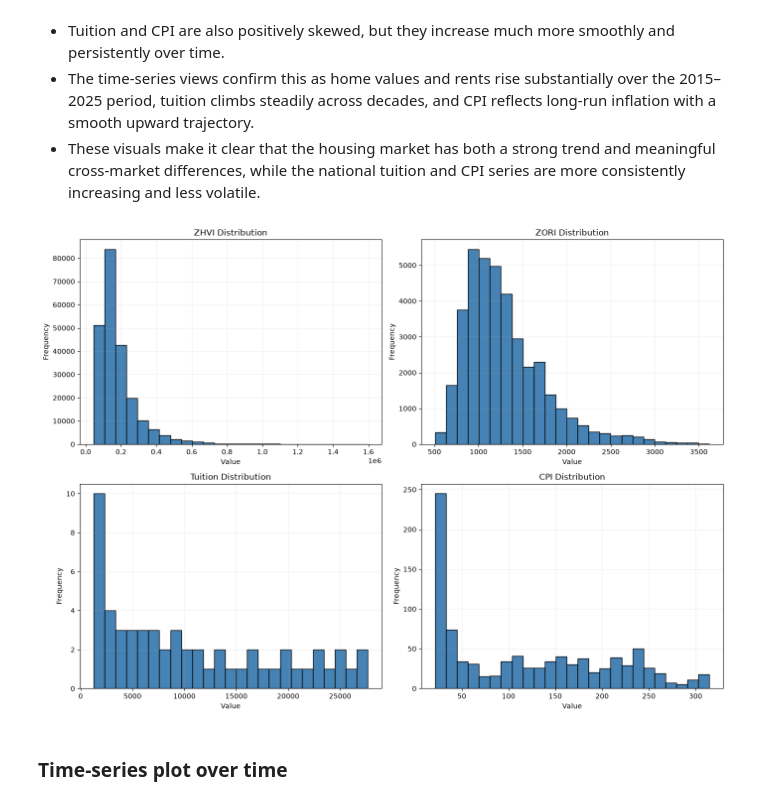
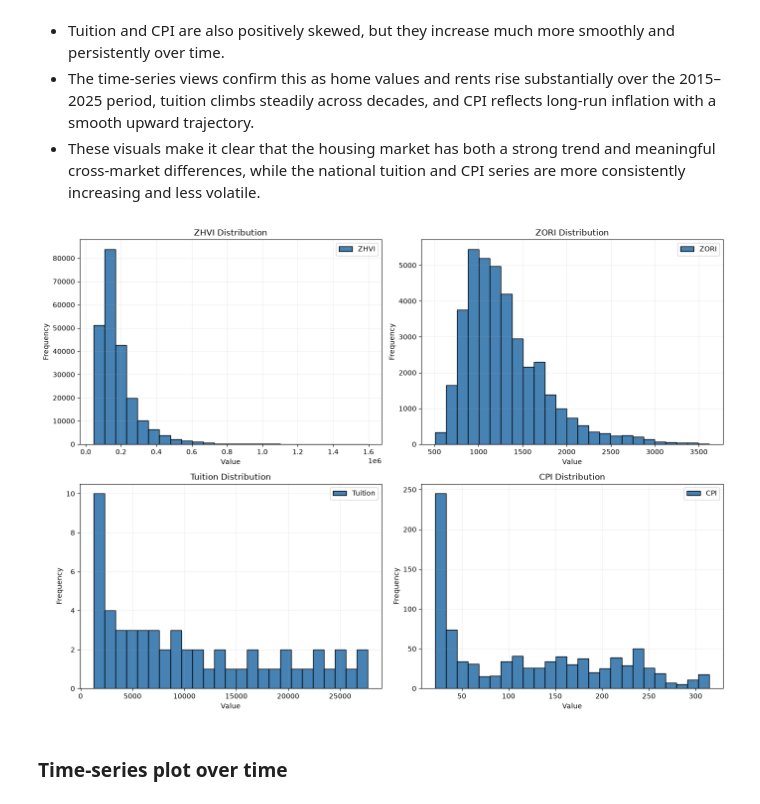
Before and after one commit to mdw223/Python_DS-EDA-ML, a Jupyter notebook: proj2/P2WensmanM.ipynb, the cells around one changed output. Cells and saved outputs as stored; diff of their text form; code cells hidden in the pictures.

Commit message:
added legend to charts, removed null checks in cells

```diff
--- a/proj2/P2WensmanM.ipynb
+++ b/proj2/P2WensmanM.ipynb
@@ -435,24 +328,25 @@ For each dataset, I used a histogram and a time-series plot to study the distrib
 # %%
 fig, axes = plt.subplots(2, 2, figsize=(14, 10))
 
 datasets = [
     ("ZHVI", zhvi_long["HomeValue"], axes[0,0]),
     ("ZORI", zori_long["RentValue"], axes[0,1]),
     ("Tuition", tuition_clean["TuitionAllTypes"], axes[1,0]),
     ("CPI", cpi_clean["CPI"], axes[1,1])
 ]
 
 for name, series, ax in datasets:
-    ax.hist(series.dropna(), bins=25, color="steelblue", edgecolor="black")
+    ax.hist(series.dropna(), bins=25, color="steelblue", edgecolor="black", label=name)
     ax.set_title(f"{name} Distribution")
     ax.set_xlabel("Value")
     ax.set_ylabel("Frequency")
+    ax.legend()
     ax.grid(alpha=0.2)
 
 plt.tight_layout()
 plt.show()
 # %% [output]
-[figure, old version]
+[figure, new version]
 # %% [markdown]
 ### Time-series plot over time
 # %% [markdown]
```
Also changed, not shown: parts of 11 cells of this notebook, 1 other file.
